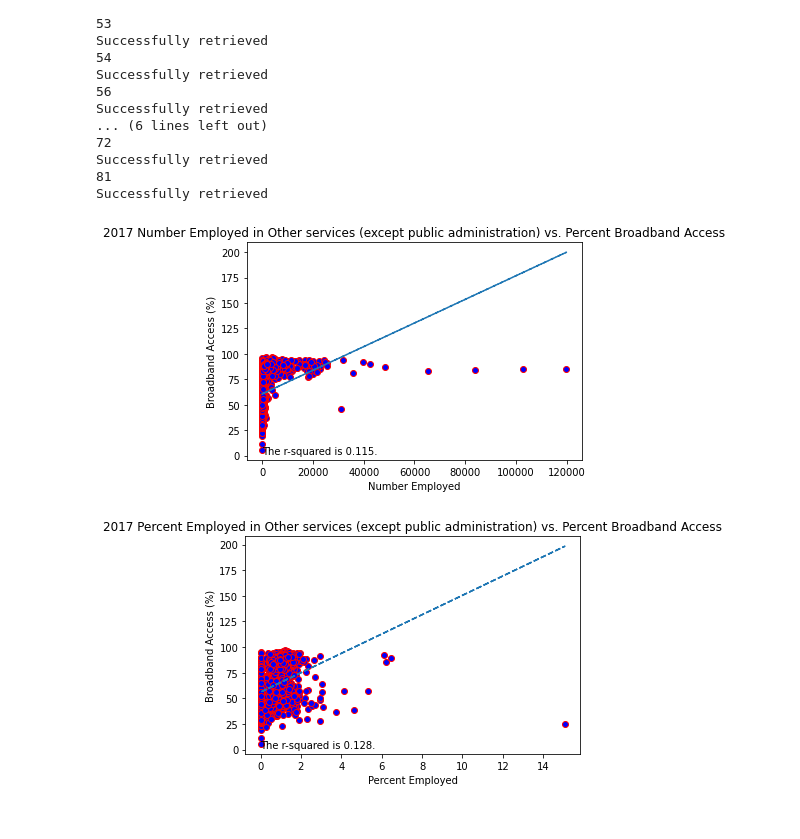
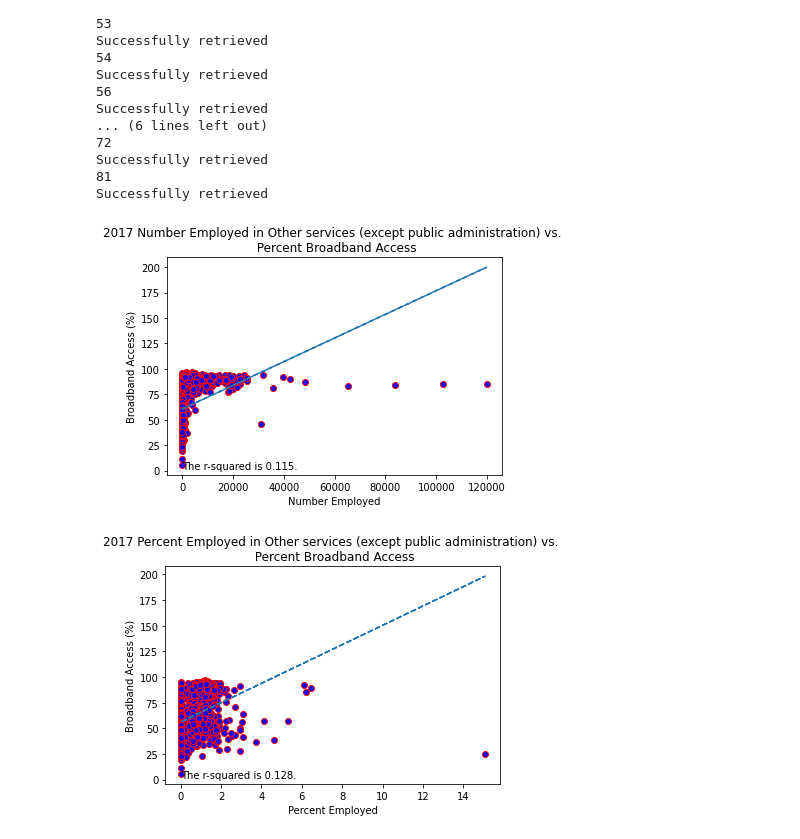
Before and after one commit to Falcon-d/Project-1-Broadband-Access, a Jupyter notebook: Economic Census.ipynb, the cells around one changed output. Saved outputs shown, nothing was run; the diff lists cells and outputs as text; code cells hidden in the pictures.

Commit message:
changed titles in output charts for readability

```diff
--- a/Economic Census.ipynb
+++ b/Economic Census.ipynb
@@ -179,35 +179,35 @@ Successfully retrieved
 # This section runs a linear regression for all NAICS labels and broadband access
 
 # for loop looping through all paths created in previous steps analyzes all files based upon number employed vs broadband access
 #    for a specific NAICS label.
 for path in NAICS_2017_csv_paths_df["Paths"]:
 
     # Clears figure so plots do not superimpose
     plt.clf()
 
     # Dataframe for relevant label is made
     label_df = pd.read_csv(path)
 
     # Lists for x and y values are defined
     x = label_df['Number Employed']
     y = label_df['Broadband (%)']
 
     # Linear regression is run
     label_slope, label_int, label_r, p, std_err = stats.linregress(x ,y)
     label_fit = label_slope * x + label_int
 
     # Plot is crafted and labeled then linear regression and r-squared are superimposed
     plt.scatter(x ,y , marker="o", facecolors="blue", edgecolors="red")
-    plt.title(f'{label_df["Year"].min()} Number Employed in {label_df["NAICS2017 Label"].min()} vs. Percent Broadband Access')
+    plt.title(f'{label_df["Year"].min()} Number Employed in {label_df["NAICS2017 Label"].min()} vs. \n Percent Broadband Access')
     plt.xlabel("Number Employed")
     plt.ylabel("Broadband Access (%)")
     plt.plot(x , label_fit,"--")
     plt.text(0,1.2,f'The r-squared is {round(label_r**2,3)}.')
 
     # plot is output and saved as a png
     plt.savefig(f'output_charts/{label_df["Year"].min()}_NAICS_{label_df["NAICS2017 Label"].min()}_lin_regress.png',format='png')
 # %% [output]
-[figure, old version]
+[figure, new version]
 # %%
 # Previous linear regression appears to be primarily a population map, so here we examine the percent employed by each industry.
 
@@ -230,7 +230,7 @@ for path in NAICS_2017_csv_paths_df["Paths"]:
 
     # Plot is crafted and labeled then linear regression and r-squared is superimposed
     plt.scatter(x ,y , marker="o", facecolors="blue", edgecolors="red")
-    plt.title(f'{label_df["Year"].min()} Percent Employed in {label_df["NAICS2017 Label"].min()} vs. Percent Broadband Access')
+    plt.title(f'{label_df["Year"].min()} Percent Employed in {label_df["NAICS2017 Label"].min()} vs. \n Percent Broadband Access')
     plt.xlabel("Percent Employed")
     plt.ylabel("Broadband Access (%)")
     plt.plot(x , label_fit,"--")
@@ -239,4 +239,4 @@ for path in NAICS_2017_csv_paths_df["Paths"]:
     # plot is output and saved as a png
     plt.savefig(f'output_charts/{label_df["Year"].min()}_NAICS_{label_df["NAICS2017 Label"].min()}_lin_regress_percent_employed.png',format='png')
 # %% [output]
-[figure, old version]
+[figure, new version]
```
Also changed, not shown: parts of 2 cells of this notebook, 47 other files.
